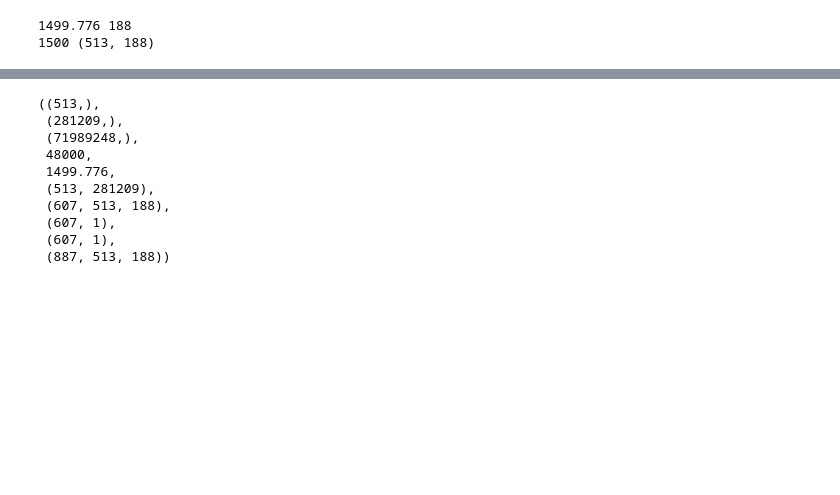
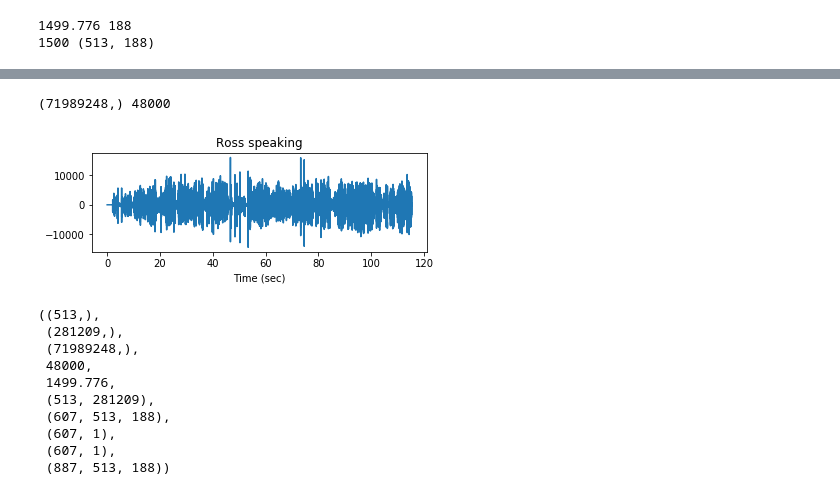
Before and after one commit to Aleyasen/CS598PS-Project, a Jupyter notebook: friends/project.ipynb, the cells around one changed output, grey strips where cells are left out. Drawn from its saved outputs; the diff is of its cells as text; code cells hidden in the pictures; blank space fills up the shorter version.

```diff
--- a/friends/project.ipynb
+++ b/friends/project.ipynb
@@ -80,3 +114,14 @@ print(len(data_slide),data_slide[0].shape)
+# %%
+fs,s_s = scipy.io.wavfile.read('S-Final-48k.wav')
+s_s = s_s.astype( float)
+print(s.shape,fs)
+plt.subplot( 2, 1, 1), plt.plot(np.arange( 0, len(s_s))/fs, s_s)
+plt.title( 'Input sound'), plt.xlabel( 'Time (sec)')
+plt.title('Ross speaking')
+plt.show()
+# %% [output]
+(71989248,) 48000
+[figure, added]
 # %%
 train = np.asarray(data_slide[0:607])
 test = np.asarray(data_slide[607:-6])
```
Also changed, not shown: parts of 6 cells of this notebook.
